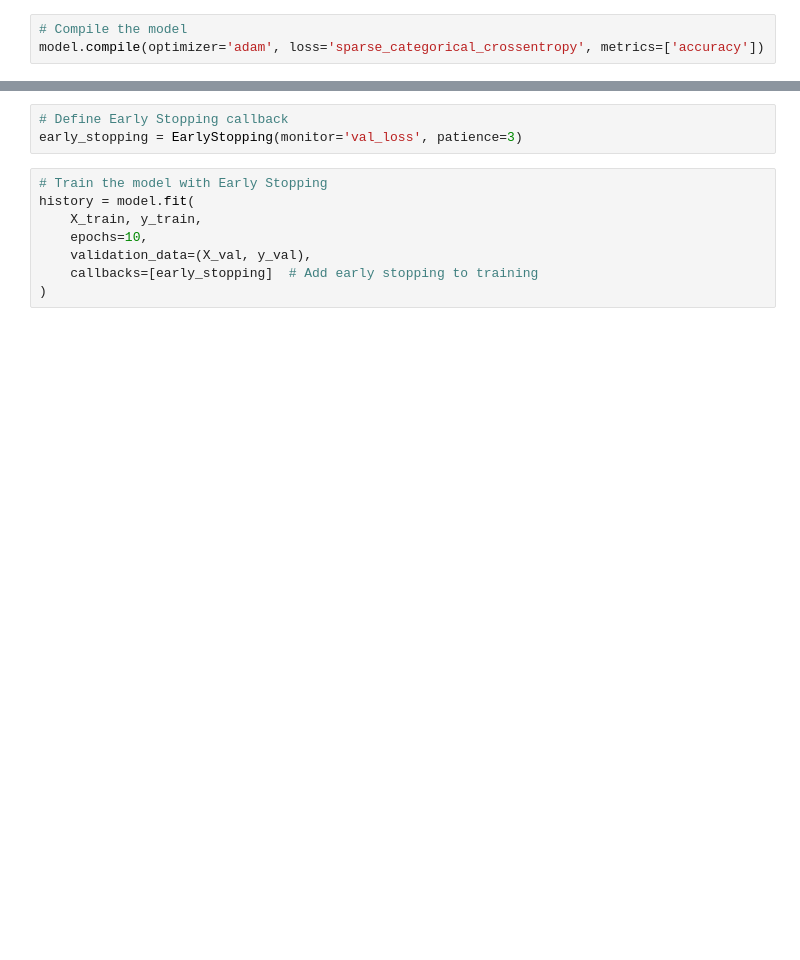
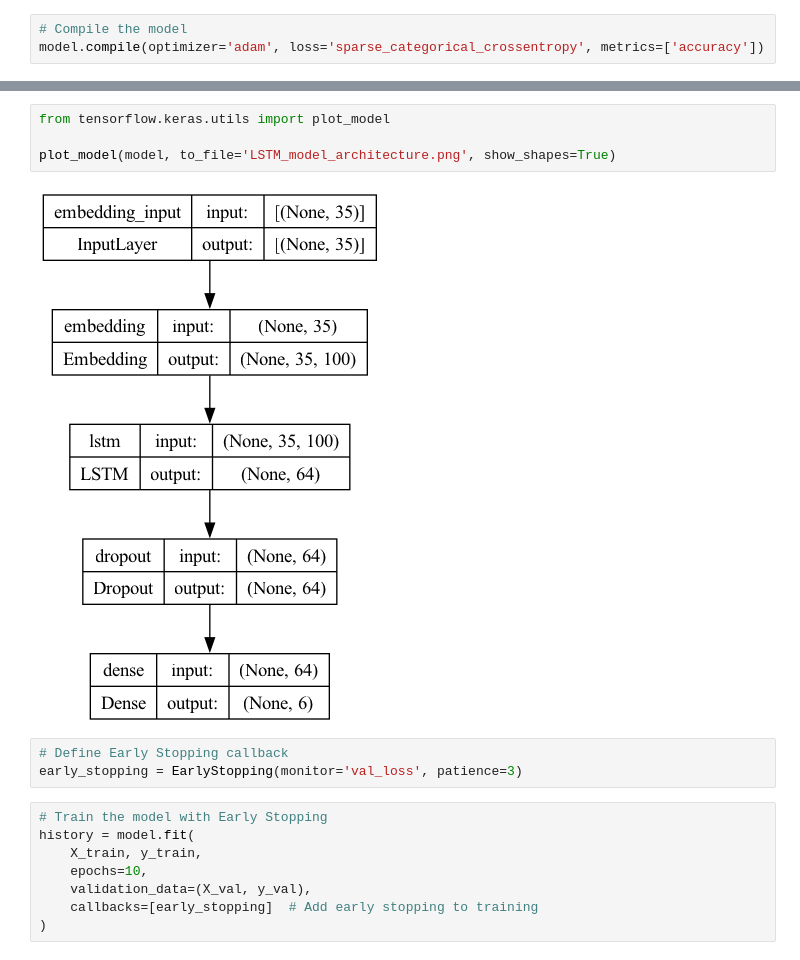
Before and after one commit to Chethana-16/Deep-Learning-project, a Jupyter notebook: LSTM.ipynb, the cells around one changed output, grey strips where cells are left out. Drawn from its saved outputs; the diff is of its cells as text; blank space fills up the shorter version.

Commit message:
minor changes in RNN and LSTM

```diff
--- a/LSTM.ipynb
+++ b/LSTM.ipynb
@@ -120,3 +127,9 @@ _________________________________________________________________
+# %%
+from tensorflow.keras.utils import plot_model
+
+plot_model(model, to_file='LSTM_model_architecture.png', show_shapes=True)
+# %% [output]
+[figure, added]
 # %%
 # Define Early Stopping callback
 early_stopping = EarlyStopping(monitor='val_loss', patience=3)
```
Also changed, not shown: parts of 13 cells of this notebook, 3 other files.
